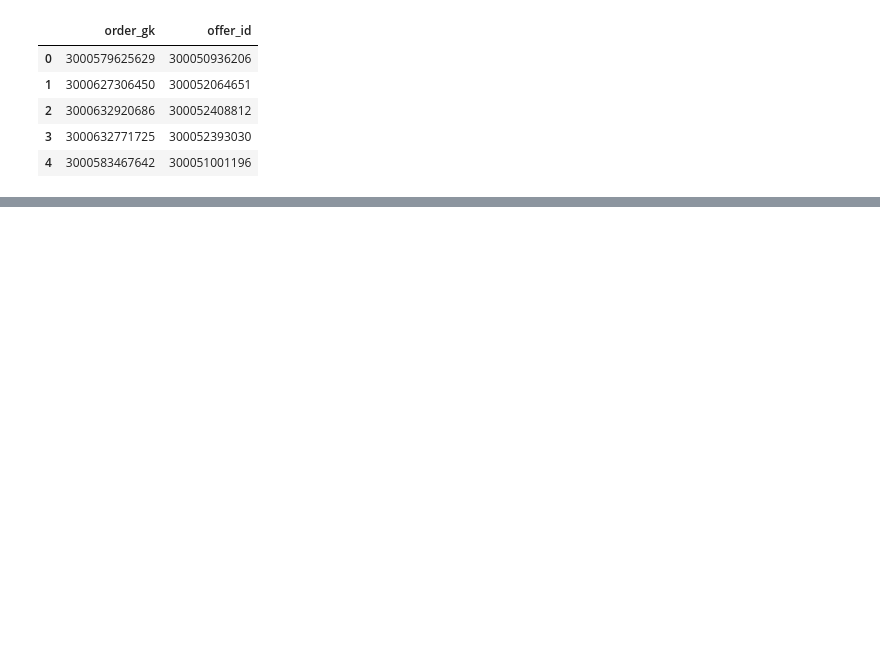
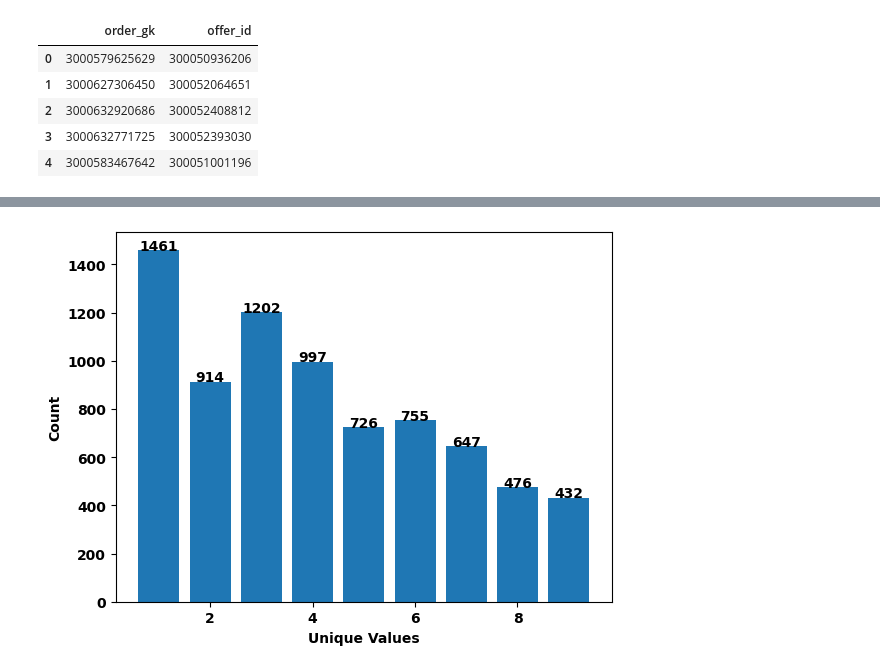
Before and after one commit to KdrDrn/07_PORTFOLIO, a Jupyter notebook: 02_DATA_ANALYZE_&_VISUALIZATION/EDA _Gett's Data Project - Insights From Failed Orders/Gett's Data Project - Insights From Failed Orders.ipynb, the cells around one changed output, grey strips where cells are left out. Saved outputs shown, nothing was run; the diff lists cells and outputs as text; code cells hidden in the pictures; blank space fills up the shorter version.

```diff
--- a/02_DATA_ANALYZE_&_VISUALIZATION/EDA _Gett's Data Project - Insights From Failed Orders/Gett's Data Project - Insights From Failed Orders.ipynb
+++ b/02_DATA_ANALYZE_&_VISUALIZATION/EDA _Gett's Data Project - Insights From Failed Orders/Gett's Data Project - Insights From Failed Orders.ipynb
@@ -56,6 +152,6 @@ df1.head()
 # %%
-df1 = pd.read_csv('datasets/data_offers.csv')
-df1.head()
+df2 = pd.read_csv('datasets/data_offers.csv')
+df2.head()
 # %% [output]
 |  | order_gk | offer_id |
 | 0 | 3000579625629 | 300050936206 |
@@ -65,0 +232,3 @@ df1.head()
+# %%
+df = pd.merge(df1, df2, how="inner", on=["order_gk"])
+df.head()
@@ -65,0 +249,5 @@ df1.head()
+# %%
+df = df[['offer_id', 'order_gk', 'order_datetime', 'origin_longitude', 'origin_latitude',
+       'm_order_eta', 'order_status_key', 'is_driver_assigned_key',
+       'cancellations_time_in_seconds']]
+df.head()
@@ -65,0 +360,5 @@ df1.head()
+# %%
+unique_elements, counts = np.unique(df.groupby('order_gk')['offer_id'].count().values, return_counts=True)
+
+for element, count in zip(unique_elements, counts):
+    print(f"Value: {element}, Count: {count}")
@@ -65,0 +375,11 @@ df1.head()
+# %%
+plt.bar(unique_elements, counts)
+plt.xlabel('Unique Values')
+plt.ylabel('Count')
+
+for i, count in enumerate(counts):
+    plt.text(unique_elements[i], count + 0.1, str(count), ha='center')
+
+plt.show()
+# %% [output]
+[figure, added]
```
Also changed, not shown: parts of 34 cells of this notebook.
